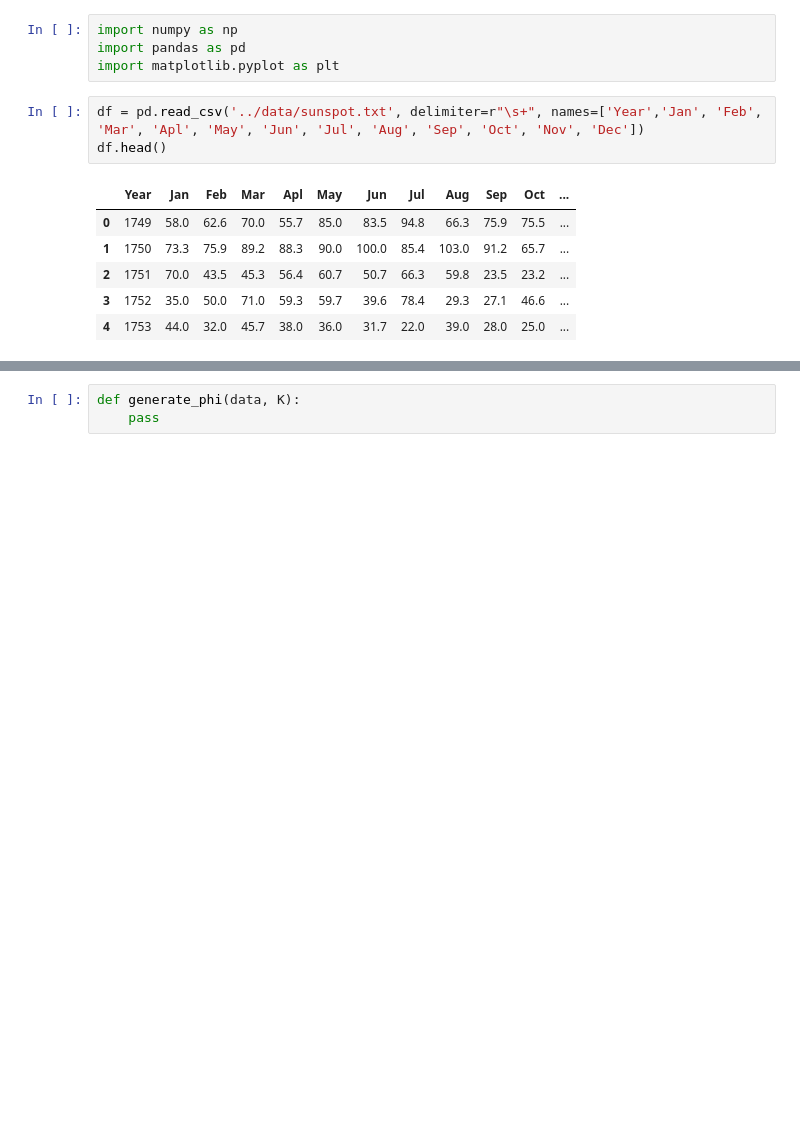
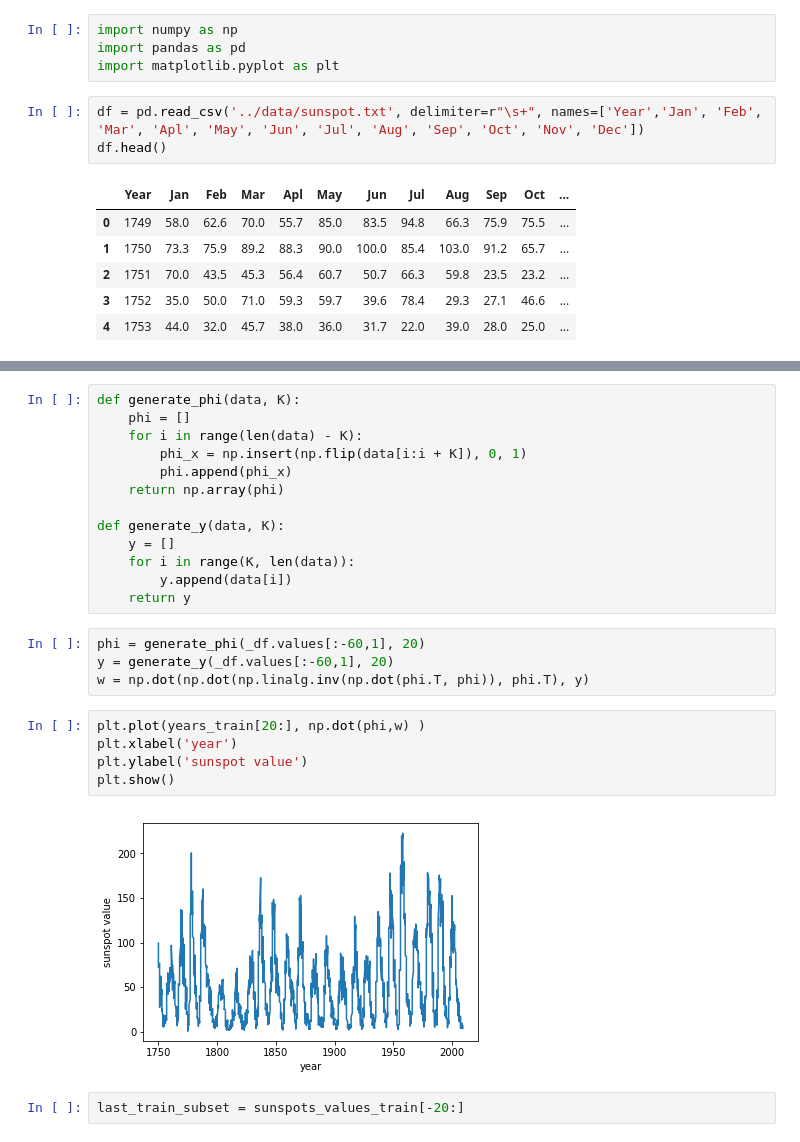
Before and after one commit to douglashsabreu/MachineLearning, a Jupyter notebook: LinearRegression/Sunspot Linear Regression.ipynb, the cells around one changed output, grey strips where cells are left out. Drawn from its saved outputs; the diff is of its cells as text; blank space fills up the shorter version.

```diff
--- a/LinearRegression/Sunspot Linear Regression.ipynb
+++ b/LinearRegression/Sunspot Linear Regression.ipynb
@@ -78,3 +58,26 @@ plt.plot(X_test, Y_test, 'g')
-# %%
-def generate_phi(data, K):
-    pass
+# %%
+def generate_phi(data, K):
+    phi = []
+    for i in range(len(data) - K):
+        phi_x = np.insert(np.flip(data[i:i + K]), 0, 1)
+        phi.append(phi_x)
+    return np.array(phi)
+
+def generate_y(data, K):
+    y = []
+    for i in range(K, len(data)):
+        y.append(data[i])
+    return y
+# %%
+phi = generate_phi(_df.values[:-60,1], 20)
+y = generate_y(_df.values[:-60,1], 20)
+w = np.dot(np.dot(np.linalg.inv(np.dot(phi.T, phi)), phi.T), y)
+# %%
+plt.plot(years_train[20:], np.dot(phi,w) )
+plt.xlabel('year')
+plt.ylabel('sunspot value')
+plt.show()
+# %% [output]
+[figure, added]
+# %%
+last_train_subset = sunspots_values_train[-20:]
```
Also changed, not shown: parts of 7 cells of this notebook.
